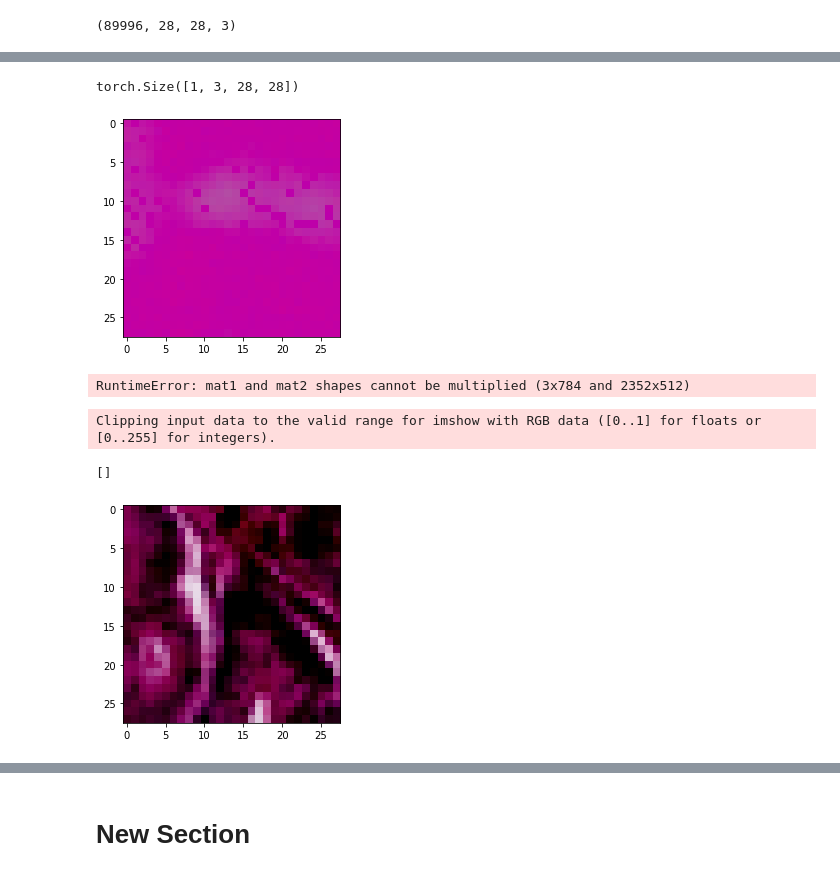
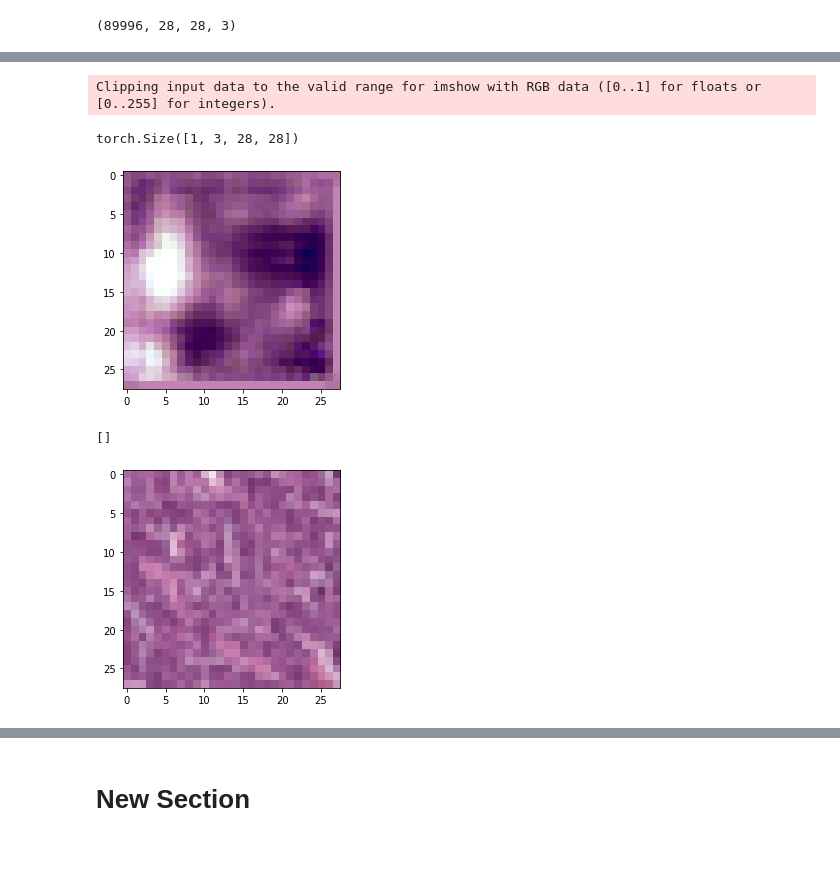
Before and after one commit to RuHae/TGM_Project, a Jupyter notebook: Code/playbook.ipynb, the cells around one changed output, grey strips where cells are left out. Cells and saved outputs as stored; diff of their text form; code cells hidden in the pictures.

```diff
--- a/Code/playbook.ipynb
+++ b/Code/playbook.ipynb
@@ -26,8 +23,11 @@ from tqdm import tqdm
 # from basic_vae import VariationalAutoencoder
 # %aimport basic_vae
 # %%
-data_flag = 'pathmnist'
+# data_flag = 'pathmnist'
 # data_flag = 'breastmnist'
+# data_flag = 'octmnist'
+# data_flag = 'chestmnist'
+data_flag = 'bloodmnist'
 download = True
 
 NUM_EPOCHS = 3
@@ -44,7 +44,7 @@ DataClass = getattr(medmnist, info['python_class'])
 # preprocessing
 data_transform = transforms.Compose([
     transforms.ToTensor(),
-    transforms.Normalize(mean=[.5], std=[.5])
+    # transforms.Normalize(mean=[.5], std=[.5])
 ])
 
 # load the data
@@ -98,8 +103,9 @@ from basic_vae import VariationalAutoencoder
 
 latent_dims = 32 #hyperparameter we can optimze?
 device = torch.device("cuda:0" if torch.cuda.is_available() else "cpu")
-vae = VariationalAutoencoder(latent_dims, mode="beta_vae").to(device) # GPU
+vae = VariationalAutoencoder(latent_dims, mode="beta_vae", channels=3).to(device) # GPU
 
-vae.train(train_loader, lr=0.0001, epochs=50, device=device)
-plot_latent(vae, train_loader)
+vae.train(train_loader, lr=0.0001, epochs=10, device=device)
+# vae.train(train_loader, lr=0.0001, epochs=10, device=device)
+# plot_latent(vae, train_loader)
 # %% [output]
@@ -118,0 +122,2 @@ Iteration: 11 Loss: 14594.09 Diff: 154066.38
+# %%
+vae.train(train_loader, lr=0.0001, epochs=10, device=device)
@@ -119,11 +135,13 @@ Iteration: 11 Loss: 14594.09 Diff: 154066.38
 # %%
 z = torch.randint(-1,1, (1,latent_dims), dtype=torch.float, device=device)
 img = vae.decoder.forward(z)
 print(img.shape)
-img = F.normalize(img)
-plt.imshow(img.moveaxis(1, 3).cpu().detach().numpy()[0])
+# img = F.normalize(img)
+plt.imshow(img.moveaxis(1,3).cpu().detach().numpy()[0], cmap="gray")
+# plt.imshow(img.moveaxis(1, 3).cpu().detach().numpy()[0])
 plt.show()
 # %% [output]
-torch.Size([1, 3, 28, 28])
+Clipping input data to the valid range for imshow with RGB data ([0..1] for floats or [0..255] for integers).
+torch.Size([1, 3, 28, 28])
-[figure, old version]
+[figure, new version]
 # %%
@@ -131,11 +151,6 @@ test_img = test_dataset[0][0].to(device)
-# %%
-vae.encoder.forward(test_img)
-# %% [output]
-RuntimeError: mat1 and mat2 shapes cannot be multiplied (3x784 and 2352x512)
 # %%
-plt.imshow(test_img[0].moveaxis(0, 2).cpu().detach().numpy())
+plt.imshow(test_img[0].moveaxis(0, 2).cpu().detach().numpy(), cmap="gray")
 plt.plot()
 # %% [output]
-Clipping input data to the valid range for imshow with RGB data ([0..1] for floats or [0..255] for integers).
+[]
-[]
-[figure, old version]
+[figure, new version]
```
Also changed, not shown: parts of 13 cells of this notebook, 1 other file.
